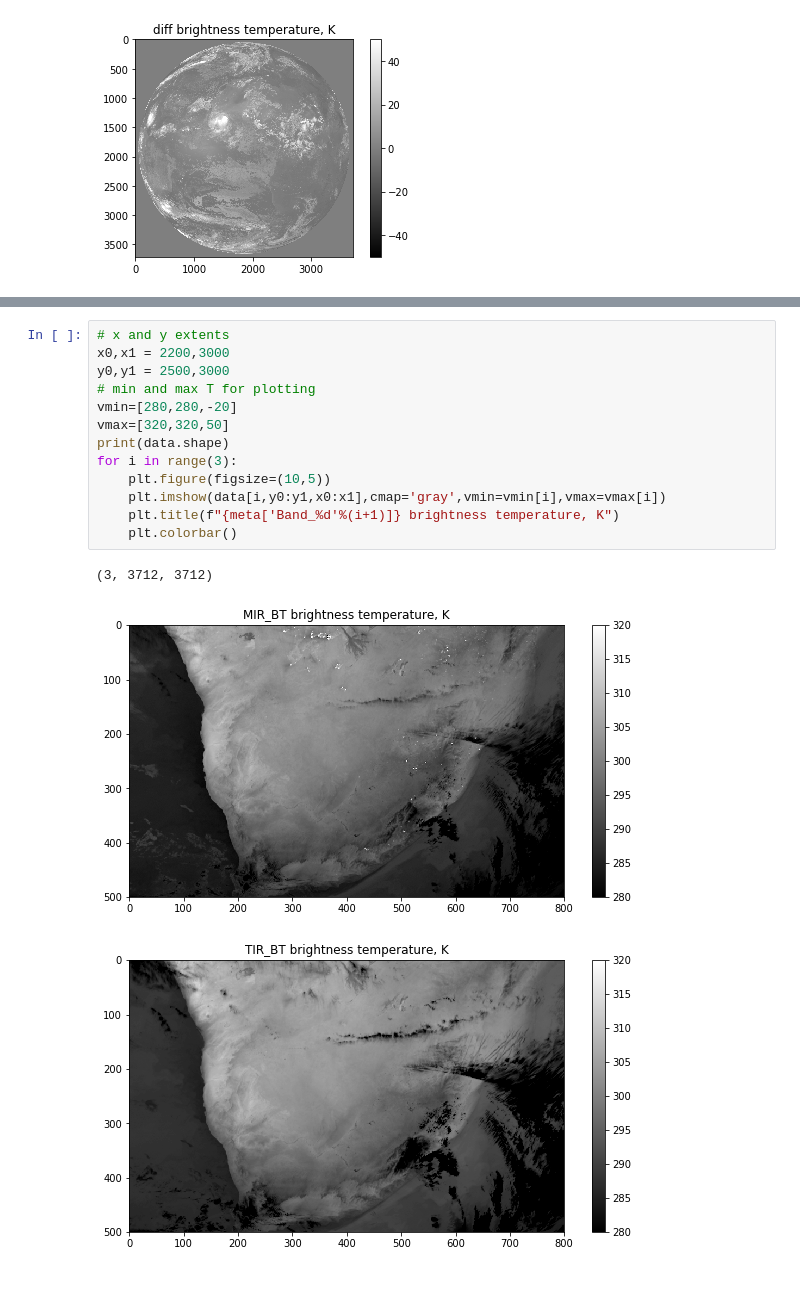
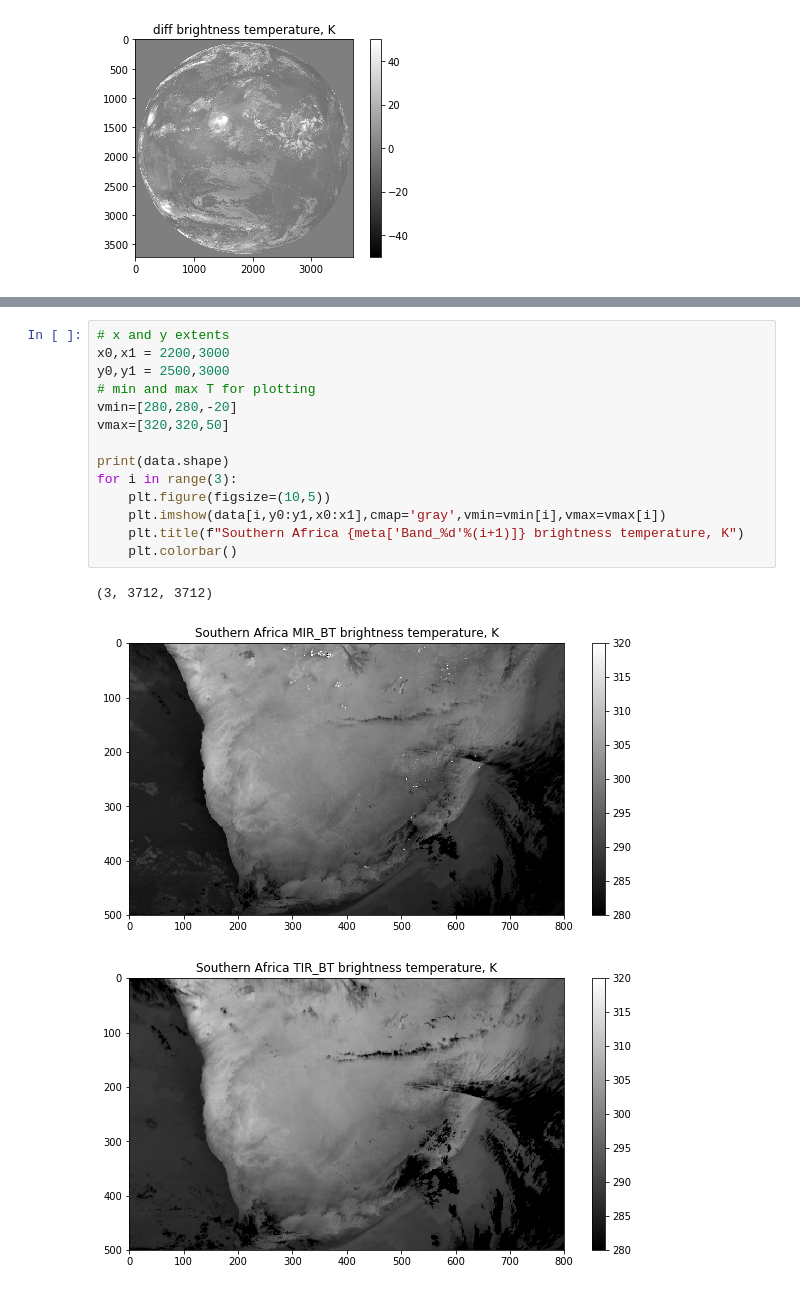
Before and after one commit to profLewis/Wooster_fire_practical, a Jupyter notebook: docs/Fire Emissions Practical.ipynb, the cells around one changed output, grey strips where cells are left out. Cells and saved outputs as stored; diff of their text form.

```diff
--- a/docs/Fire Emissions Practical.ipynb
+++ b/docs/Fire Emissions Practical.ipynb
@@ -319,17 +327,18 @@ data shape (3, 3712, 3712)
 # %%
 # x and y extents
 x0,x1 = 2200,3000
 y0,y1 = 2500,3000
 # min and max T for plotting
 vmin=[280,280,-20]
 vmax=[320,320,50]
+
 print(data.shape)
 for i in range(3):
     plt.figure(figsize=(10,5))
     plt.imshow(data[i,y0:y1,x0:x1],cmap='gray',vmin=vmin[i],vmax=vmax[i])
-    plt.title(f"{meta['Band_%d'%(i+1)]} brightness temperature, K")
+    plt.title(f"Southern Africa {meta['Band_%d'%(i+1)]} brightness temperature, K")
     plt.colorbar()
 # %% [output]
 (3, 3712, 3712)
-[figure, old version]
+[figure, new version]
-[figure, old version]
+[figure, new version]
```
Also changed, not shown: parts of 16 cells of this notebook, 2 other files.
